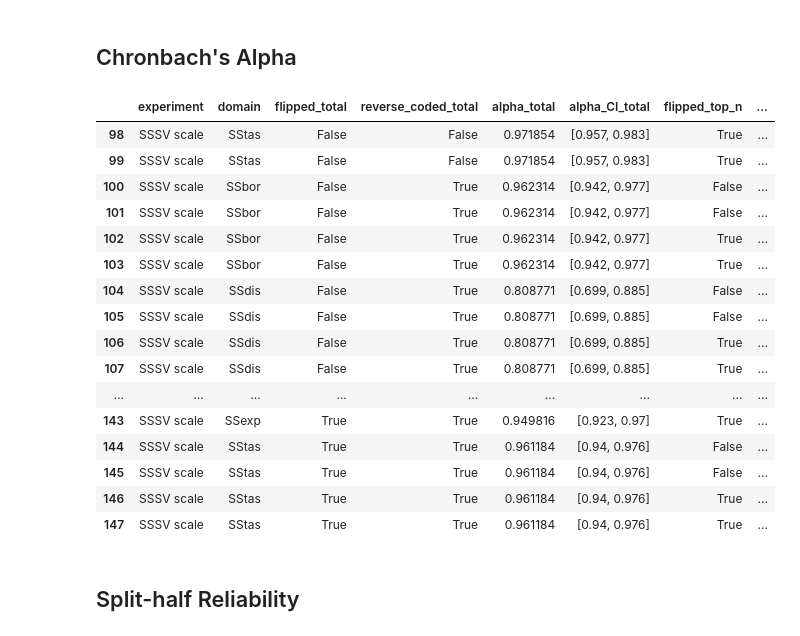
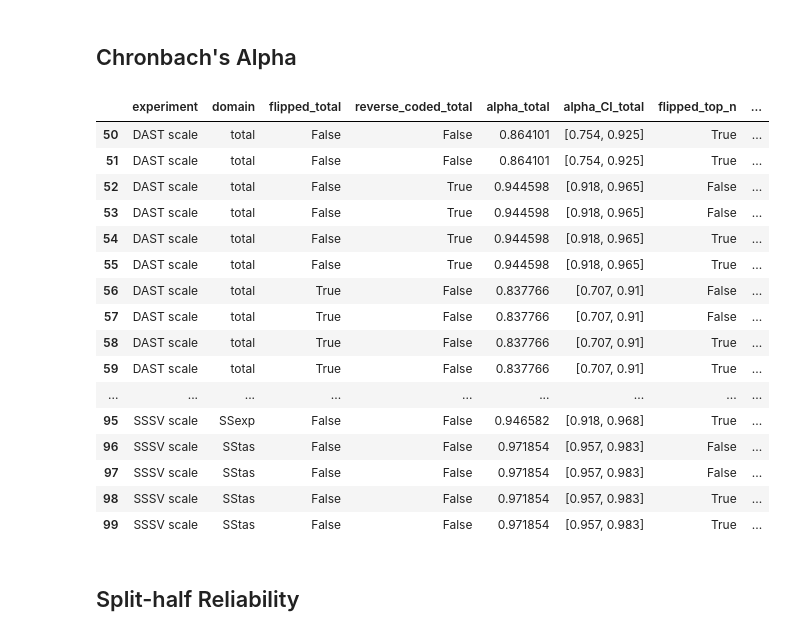
Before and after one commit to jelenameyer/GenInLLM, a Jupyter notebook: data_analysis/test_divided_analysis_reliability.ipynb, the cells around one changed output. Saved outputs shown, nothing was run; the diff lists cells and outputs as text; code cells hidden in the pictures.

```diff
--- a/data_analysis/test_divided_analysis_reliability.ipynb
+++ b/data_analysis/test_divided_analysis_reliability.ipynb
@@ -118,39 +118,39 @@ def compute_cronbach_alpha(score="score"):
 # %%
 # ---- Cronbach's alpha per domain or directly per scale, depending on whether the scale has subdomains ----
 alpha_df = compute_cronbach_alpha()
 
 
 # ---- Cronbach's alpha per domain or directly per scale, depending on whether the scale has subdomains ----
 alpha_top_n_df = compute_cronbach_alpha(score = "score_top_n")
 
 
 # Merge only selected columns
 alpha_df = alpha_df.merge(
     alpha_top_n_df,
     on=["experiment", "domain"],
     how="inner",
     suffixes=("_total", "_top_n")
 )
 
-display(alpha_df.tail(50))
+display(alpha_df[50:100])
 # %% [output]
 |  | experiment | domain | flipped_total | reverse_coded_total | alpha_total | alpha_CI_total | flipped_top_n | ... |
+| 50 | DAST scale | total | False | False | 0.864101 | [0.754, 0.925] | True | ... |
+| 51 | DAST scale | total | False | False | 0.864101 | [0.754, 0.925] | True | ... |
+| 52 | DAST scale | total | False | True | 0.944598 | [0.918, 0.965] | False | ... |
+| 53 | DAST scale | total | False | True | 0.944598 | [0.918, 0.965] | False | ... |
+| 54 | DAST scale | total | False | True | 0.944598 | [0.918, 0.965] | True | ... |
+| 55 | DAST scale | total | False | True | 0.944598 | [0.918, 0.965] | True | ... |
+| 56 | DAST scale | total | True | False | 0.837766 | [0.707, 0.91] | False | ... |
+| 57 | DAST scale | total | True | False | 0.837766 | [0.707, 0.91] | False | ... |
+| 58 | DAST scale | total | True | False | 0.837766 | [0.707, 0.91] | True | ... |
+| 59 | DAST scale | total | True | False | 0.837766 | [0.707, 0.91] | True | ... |
+| ... | ... | ... | ... | ... | ... | ... | ... | ... |
+| 95 | SSSV scale | SSexp | False | False | 0.946582 | [0.918, 0.968] | True | ... |
+| 96 | SSSV scale | SStas | False | False | 0.971854 | [0.957, 0.983] | False | ... |
+| 97 | SSSV scale | SStas | False | False | 0.971854 | [0.957, 0.983] | False | ... |
 | 98 | SSSV scale | SStas | False | False | 0.971854 | [0.957, 0.983] | True | ... |
 | 99 | SSSV scale | SStas | False | False | 0.971854 | [0.957, 0.983] | True | ... |
-| 100 | SSSV scale | SSbor | False | True | 0.962314 | [0.942, 0.977] | False | ... |
-| 101 | SSSV scale | SSbor | False | True | 0.962314 | [0.942, 0.977] | False | ... |
-| 102 | SSSV scale | SSbor | False | True | 0.962314 | [0.942, 0.977] | True | ... |
-| 103 | SSSV scale | SSbor | False | True | 0.962314 | [0.942, 0.977] | True | ... |
-| 104 | SSSV scale | SSdis | False | True | 0.808771 | [0.699, 0.885] | False | ... |
-| 105 | SSSV scale | SSdis | False | True | 0.808771 | [0.699, 0.885] | False | ... |
-| 106 | SSSV scale | SSdis | False | True | 0.808771 | [0.699, 0.885] | True | ... |
-| 107 | SSSV scale | SSdis | False | True | 0.808771 | [0.699, 0.885] | True | ... |
-| ... | ... | ... | ... | ... | ... | ... | ... | ... |
-| 143 | SSSV scale | SSexp | True | True | 0.949816 | [0.923, 0.97] | True | ... |
-| 144 | SSSV scale | SStas | True | True | 0.961184 | [0.94, 0.976] | False | ... |
-| 145 | SSSV scale | SStas | True | True | 0.961184 | [0.94, 0.976] | False | ... |
-| 146 | SSSV scale | SStas | True | True | 0.961184 | [0.94, 0.976] | True | ... |
-| 147 | SSSV scale | SStas | True | True | 0.961184 | [0.94, 0.976] | True | ... |
 # %% [markdown]
 ## Split-half Reliability
 # %%
```
Also changed, not shown: parts of 1 cell of this notebook, 2 other files.
